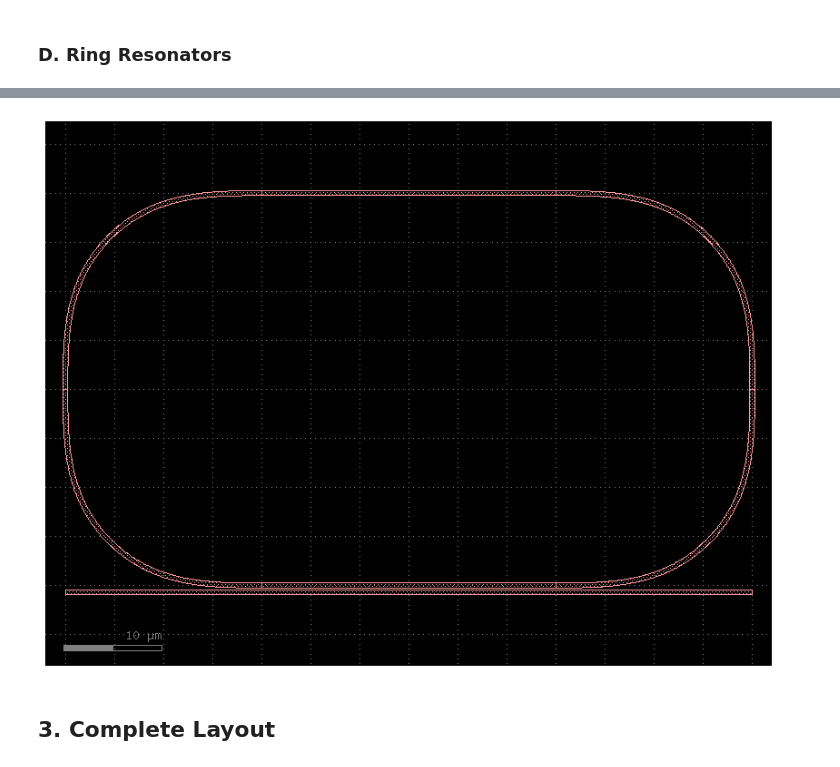
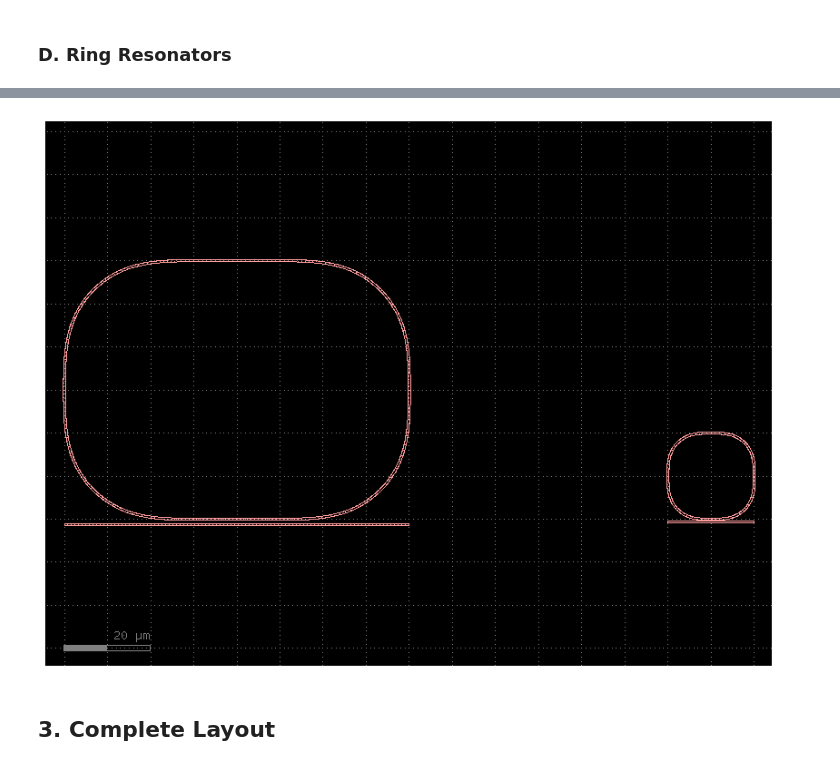
Before and after one commit to jfgimloz/cifoin-lab4, a Jupyter notebook: LAYOUT_Student.ipynb, the cells around one changed output, grey strips where cells are left out. Saved outputs shown, nothing was run; the diff lists cells and outputs as text; code cells hidden in the pictures.

```diff
--- a/LAYOUT_Student.ipynb
+++ b/LAYOUT_Student.ipynb
@@ -85,7 +85,7 @@ scene.show()
 # %%
 gf.clear_cache()
 component_library = gf.Component()
-width=0.5; gap=0.5; length=50;
+length=93.84; gap=0.5; width=0.5;
 
 xs_strip = gf.cross_section.strip(width=0.5, layer="WG")
 distancia_centros = width * gap
@@ -106,11 +106,6 @@ s_in_bot = component_library.add_ref(s_bend).connect("o2", bot_wvg.ports["o1"])
 s_out_top = component_library.add_ref(s_bend).connect("o1", top_wvg.ports["o2"])
 s_out_bot = component_library.add_ref(s_bend).dmirror_y().connect("o1", bot_wvg.ports["o2"])
 
-component_library.add_port(name="o1", port=s_in_bot.ports["o1"])   # Entrada Inferior Izquierda
-component_library.add_port(name="o2", port=s_in_top.ports["o1"])   # Entrada Superior Izquierda
-component_library.add_port(name="o3", port=s_out_top.ports["o2"])  # Salida Superior Derecha
-component_library.add_port(name="o4", port=s_out_bot.ports["o2"])  # Salida Inferior Derecha
-
 component_library.plot()
 component_library.show()
 # %% [output]
@@ -243,7 +227,7 @@ component_library.show()
 ### D. Ring Resonators
 # %%
 component_library = gf.Component()
-radius=20.0; gap=0.2; width=0.5; length=0;
+radius=15.915; gap=0.2; width=0.5; length=0.0;
 xs_strip = gf.cross_section.strip(width=width, layer="WG")
 
 b1 = component_library.add_ref(gf.components.bend_euler(radius=radius, angle=90, cross_section=xs_strip))
@@ -534,17 +518,11 @@ def RING_cell(radius=20.0, gap=0.2, width=0.5, length=10.0, layer='WG'):
 
 
     b1 = c.add_ref(gf.components.bend_euler(radius=radius, angle=90, cross_section=xs_strip))
-
     b2 = c.add_ref(gf.components.bend_euler(radius=radius, angle=90, cross_section=xs_strip)).connect("o1", b1.ports["o2"])
-
     v_straight_right = c.add_ref(gf.components.straight(length=length, cross_section=xs_strip)).connect("o1", b2.ports["o2"])
-
     b3 = c.add_ref(gf.components.bend_euler(radius=radius, angle=90, cross_section=xs_strip)).connect("o1", v_straight_right.ports["o2"])
-
     b4 = c.add_ref(gf.components.bend_euler(radius=radius, angle=90, cross_section=xs_strip)).connect("o1", b3.ports["o2"])
-
     v_straight_left = c.add_ref(gf.components.straight(length=length, cross_section=xs_strip)).connect("o1", b4.ports["o2"])
-
 
     bus_length = 2 * radius + length
     v_straight = c.add_ref(gf.components.straight(length=bus_length, cross_section=xs_io))
@@ -559,7 +537,9 @@ def RING_cell(radius=20.0, gap=0.2, width=0.5, length=10.0, layer='WG'):
 
     return c
 
-ring_1 = component_RING.add_ref(RING_cell(length=30))
+ring_1 = component_RING.add_ref(RING_cell(radius=30.0, gap=0.8, length=20.0)).dmovex(0).dmovey(0)
+ring_1 = component_RING.add_ref(RING_cell(radius=10.0, gap=0.2, length=0.0)).dmovex(100).dmovey(0)
+
 component_RING.plot()
 component_RING.show()
 # %% [output]
@@ -567,4 +547,4 @@ component_RING.show()
-[figure, old version]
+[figure, new version]
 # %% [markdown]
 ## 3. Complete Layout
 # %%
```
Also changed, not shown: parts of 35 cells of this notebook, 1 other file.
